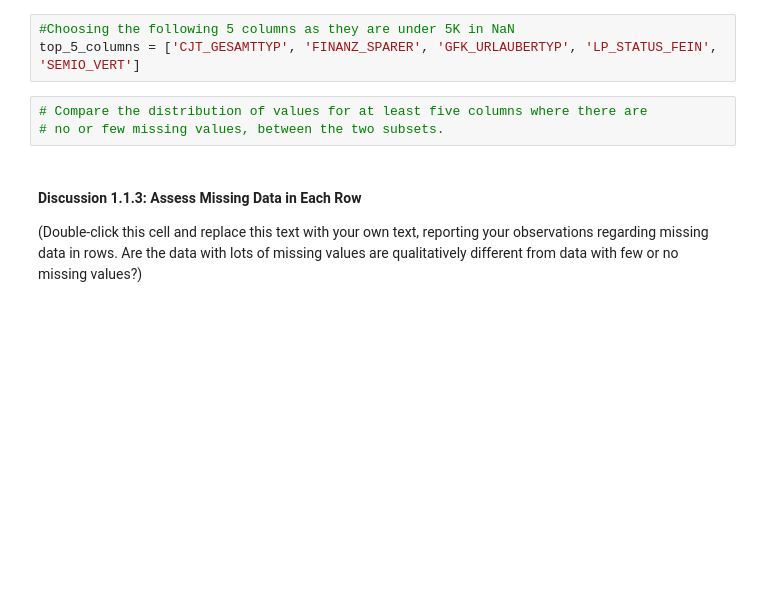
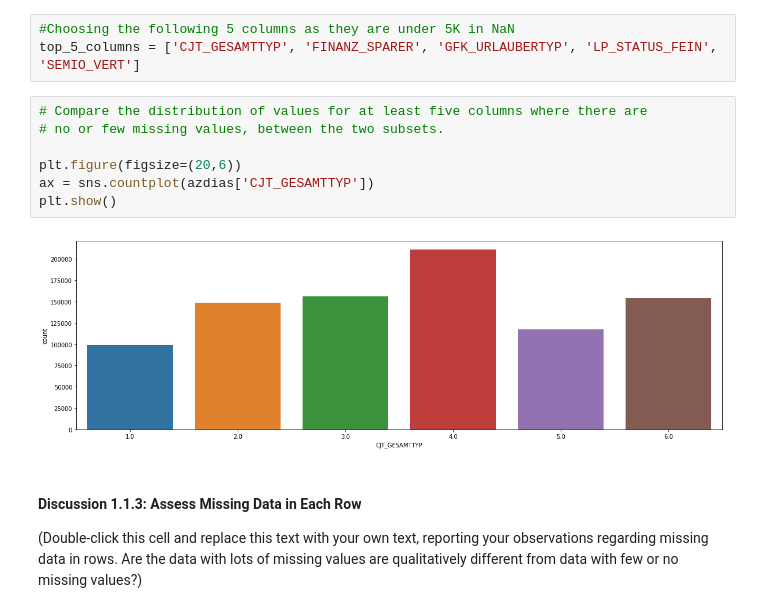
Before and after one commit to greulist137/Data-Science---Customer-Segments, a Jupyter notebook: Identify_Customer_Segments.ipynb, the cells around one changed output. Saved outputs shown, nothing was run; the diff lists cells and outputs as text; blank space fills up the shorter version.

```diff
--- a/Identify_Customer_Segments.ipynb
+++ b/Identify_Customer_Segments.ipynb
@@ -249,6 +266,12 @@ top_5_columns = ['CJT_GESAMTTYP', 'FINANZ_SPARER', 'GFK_URLAUBERTYP', 'LP_STATUS
 # %%
 # Compare the distribution of values for at least five columns where there are
 # no or few missing values, between the two subsets.
+
+plt.figure(figsize=(20,6))
+ax = sns.countplot(azdias['CJT_GESAMTTYP'])
+plt.show()
+# %% [output]
+[figure, added]
 # %% [markdown]
 #### Discussion 1.1.3: Assess Missing Data in Each Row
 
```
Also changed, not shown: parts of 5 cells of this notebook.
